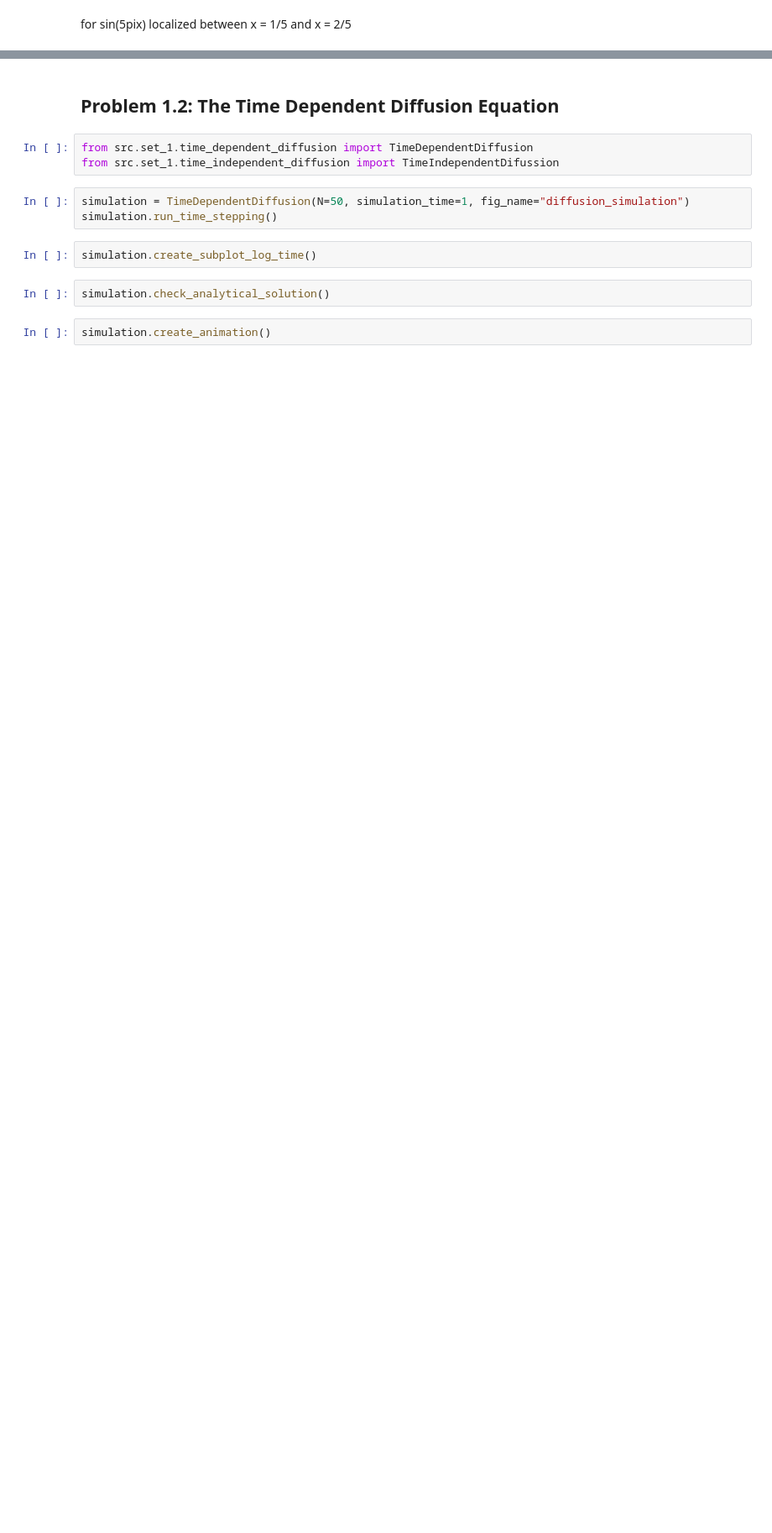
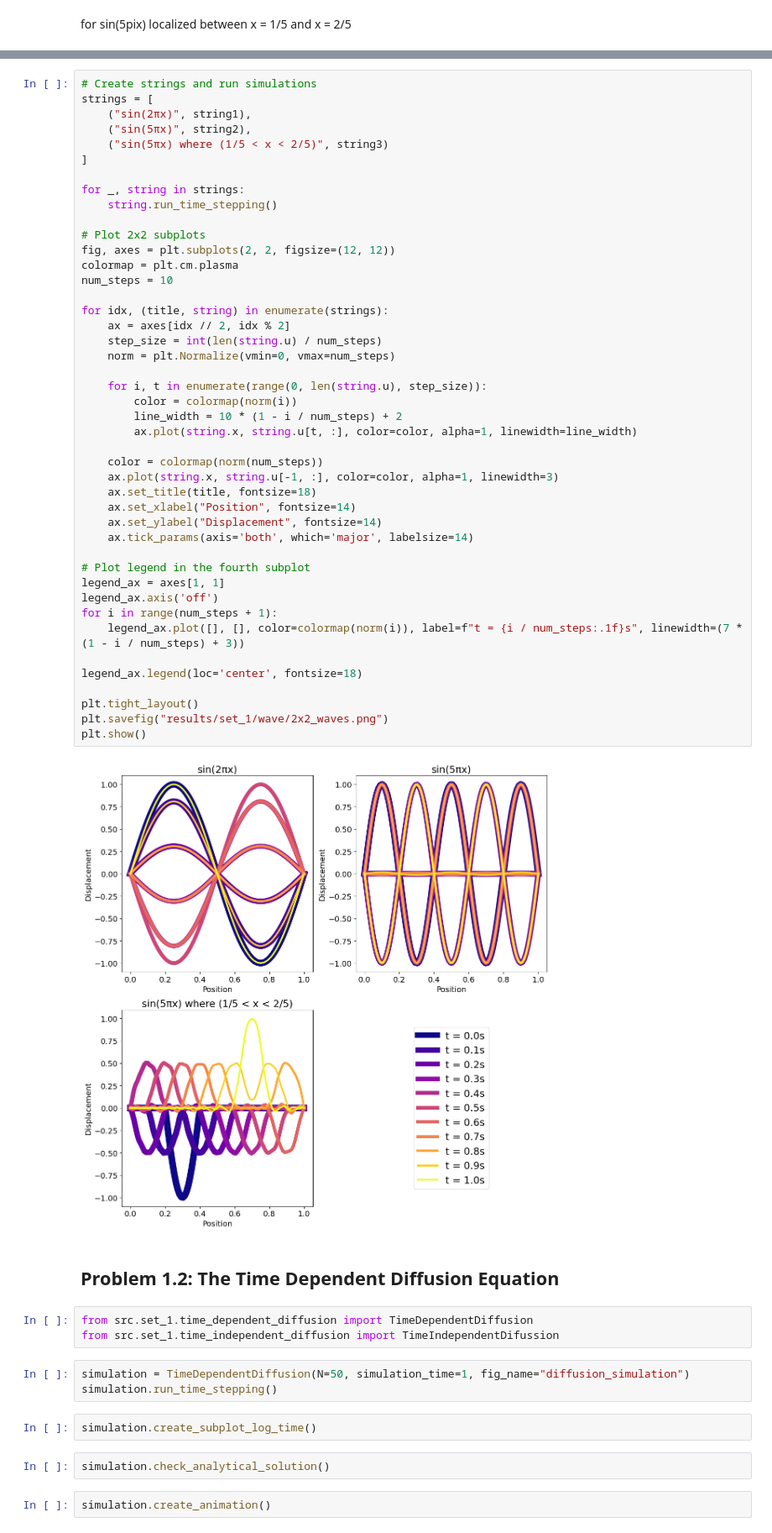
Before and after one commit to shaniasinha/scientific-computing-group-1, a Jupyter notebook: set1.ipynb, the cells around one changed output, grey strips where cells are left out. Shown at 84% size. Cells and saved outputs as stored; diff of their text form; blank space fills up the shorter version.

```diff
--- a/set1.ipynb
+++ b/set1.ipynb
@@ -43,3 +55,49 @@ string.plot_dynamic_simulation()
+# %%
+# Create strings and run simulations
+strings = [
+    ("sin(2πx)", string1),
+    ("sin(5πx)", string2),
+    ("sin(5πx) where (1/5 < x < 2/5)", string3)
+]
+
+for _, string in strings:
+    string.run_time_stepping()
+
+# Plot 2x2 subplots
+fig, axes = plt.subplots(2, 2, figsize=(12, 12))
+colormap = plt.cm.plasma
+num_steps = 10
+
+for idx, (title, string) in enumerate(strings):
+    ax = axes[idx // 2, idx % 2]
+    step_size = int(len(string.u) / num_steps)
+    norm = plt.Normalize(vmin=0, vmax=num_steps)
+
+    for i, t in enumerate(range(0, len(string.u), step_size)):
+        color = colormap(norm(i))
+        line_width = 10 * (1 - i / num_steps) + 2
+        ax.plot(string.x, string.u[t, :], color=color, alpha=1, linewidth=line_width)
+
+    color = colormap(norm(num_steps))
+    ax.plot(string.x, string.u[-1, :], color=color, alpha=1, linewidth=3)
+    ax.set_title(title, fontsize=18)
+    ax.set_xlabel("Position", fontsize=14)
+    ax.set_ylabel("Displacement", fontsize=14)
+    ax.tick_params(axis='both', which='major', labelsize=14)
+
+# Plot legend in the fourth subplot
+legend_ax = axes[1, 1]
+legend_ax.axis('off')
+for i in range(num_steps + 1):
+    legend_ax.plot([], [], color=colormap(norm(i)), label=f"t = {i / num_steps:.1f}s", linewidth=(7 * (1 - i / num_steps) + 3))
+
+legend_ax.legend(loc='center', fontsize=18)
+
+plt.tight_layout()
+plt.savefig("results/set_1/wave/2x2_waves.png")
+plt.show()
+# %% [output]
+[figure, added]
 # %% [markdown]
 ## Problem 1.2: The Time Dependent Diffusion Equation
 # %%
```
Also changed, not shown: parts of 5 cells of this notebook, 27 other files.
